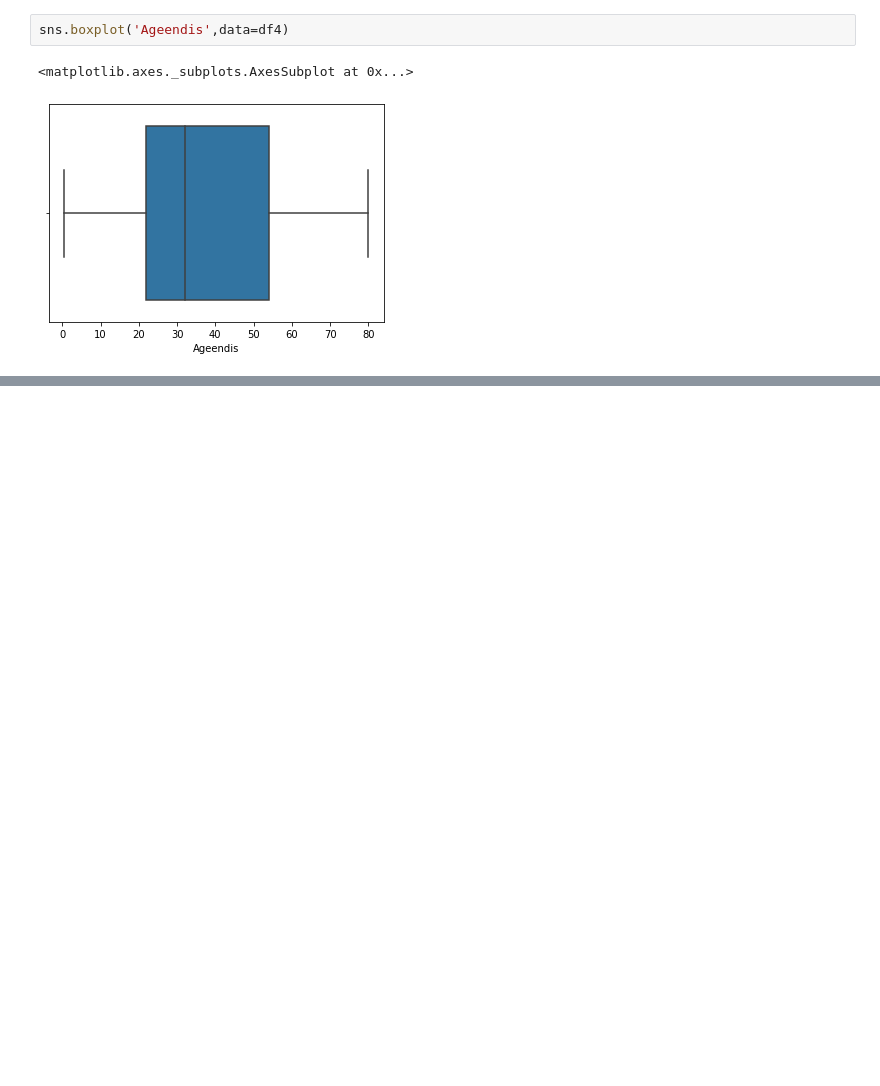
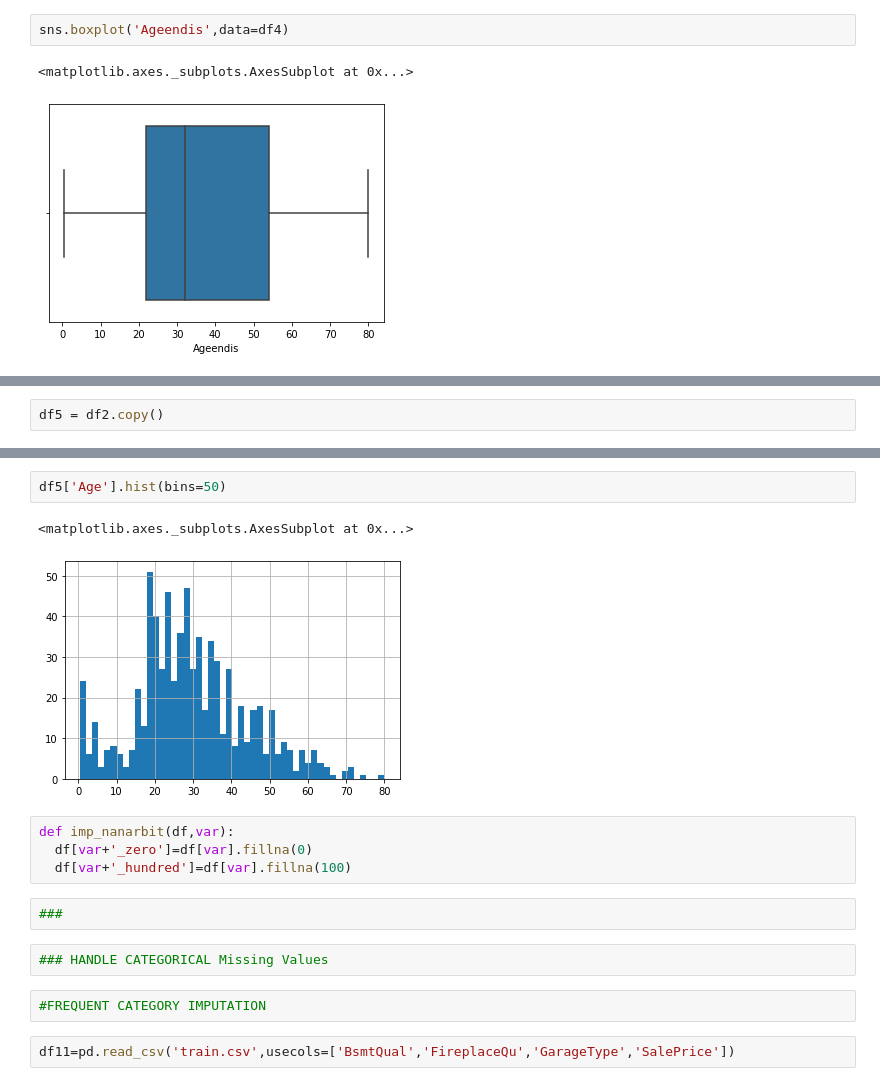
Before and after one commit to ilmaan/Feature-Engineering---Exploritory-Data-Analysis-On-Titaic-DataSet, a Jupyter notebook: FeatureEngineering.ipynb, the cells around one changed output, grey strips where cells are left out. Drawn from its saved outputs; the diff is of its cells as text; blank space fills up the shorter version.

```diff
--- a/FeatureEngineering.ipynb
+++ b/FeatureEngineering.ipynb
@@ -365,0 +375,2 @@ sns.boxplot('Ageendis',data=df4)
+# %%
+df5 = df2.copy()
@@ -365,0 +393,17 @@ sns.boxplot('Ageendis',data=df4)
+# %%
+df5['Age'].hist(bins=50)
+# %% [output]
+<matplotlib.axes._subplots.AxesSubplot at 0x...>
+[figure, added]
+# %%
+def imp_nanarbit(df,var):
+  df[var+'_zero']=df[var].fillna(0)
+  df[var+'_hundred']=df[var].fillna(100)
+# %%
+###
+# %%
+### HANDLE CATEGORICAL Missing Values
+# %%
+#FREQUENT CATEGORY IMPUTATION
+# %%
+df11=pd.read_csv('train.csv',usecols=['BsmtQual','FireplaceQu','GarageType','SalePrice'])
```
Also changed, not shown: parts of 12 cells of this notebook.
